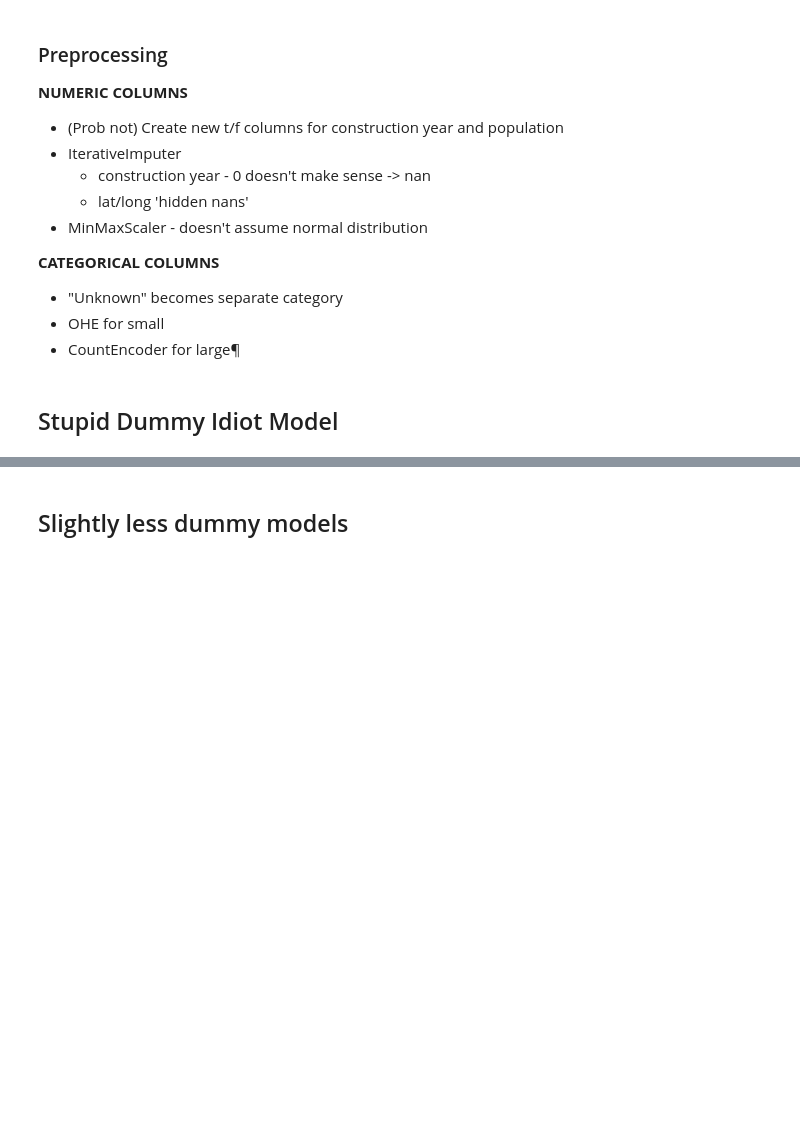
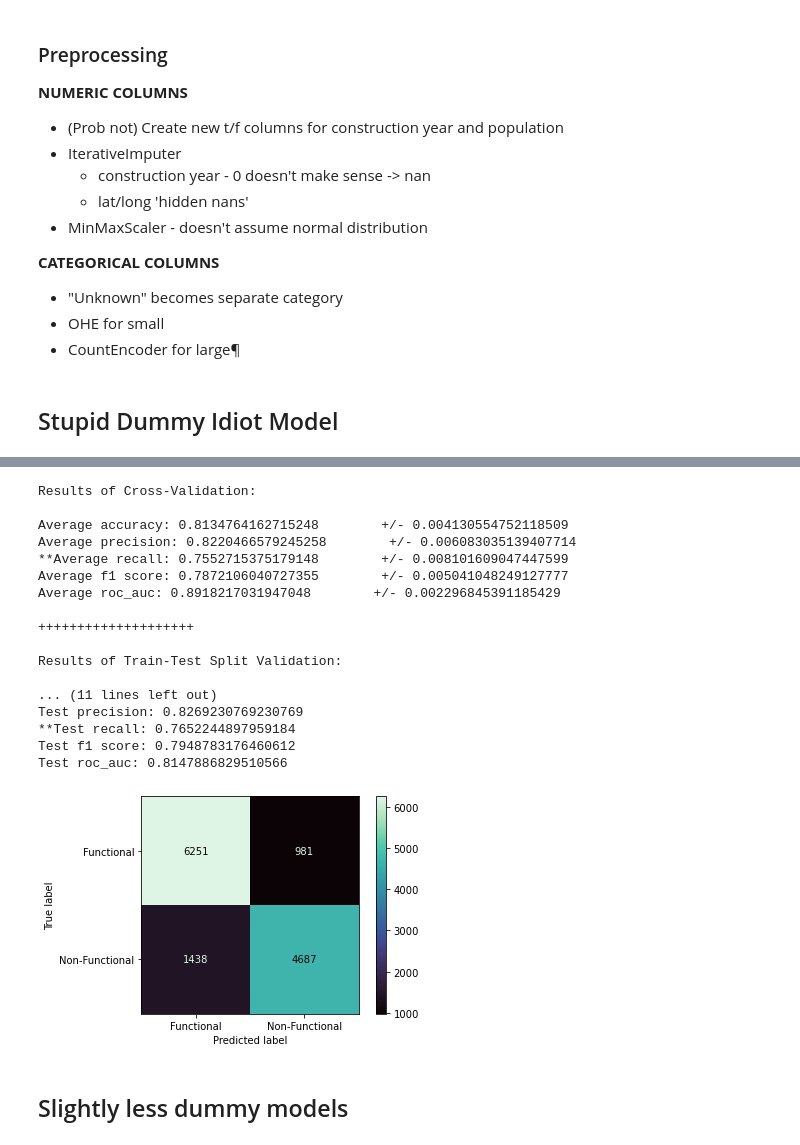
Before and after one commit to NicholasIndorf/TanzanianWaterWells, a Jupyter notebook: notebooks/Alex/Modeling_AJM.ipynb, the cells around one changed output, grey strips where cells are left out. Saved outputs shown, nothing was run; the diff lists cells and outputs as text; code cells hidden in the pictures; blank space fills up the shorter version.

```diff
--- a/notebooks/Alex/Modeling_AJM.ipynb
+++ b/notebooks/Alex/Modeling_AJM.ipynb
@@ -186,9 +243,28 @@ evaluate(rf, X_train, X_test, y_train, y_test, cross_val=True, cv=5)
 # %%
 rf = Pipeline(steps=[
     ('preprocessor', preprocessor),
     ('classifier', RandomForestClassifier(random_state=5))
 ])
-evaluate(rf, X_train, X_test, y_train, y_test, cross_val=False, cv=5)
+evaluate(rf, X_train, X_test, y_train, y_test, cv=5, grid_search=False)
+# %% [output]
+Results of Cross-Validation:
+
+Average accuracy: 0.8134764162715248        +/- 0.004130554752118509
+Average precision: 0.8220466579245258        +/- 0.006083035139407714
+**Average recall: 0.7552715375179148        +/- 0.008101609047447599
+Average f1 score: 0.7872106040727355        +/- 0.005041048249127777
+Average roc_auc: 0.8918217031947048        +/- 0.002296845391185429
+
+++++++++++++++++++++
+
+Results of Train-Test Split Validation:
+
+... (11 lines left out)
+Test precision: 0.8269230769230769
+**Test recall: 0.7652244897959184
+Test f1 score: 0.7948783176460612
+Test roc_auc: 0.8147886829510566
+[figure, added]
 # %% [markdown]
 ## Slightly less dummy models
 # %%
```
Also changed, not shown: parts of 24 cells of this notebook, 5 other files.
